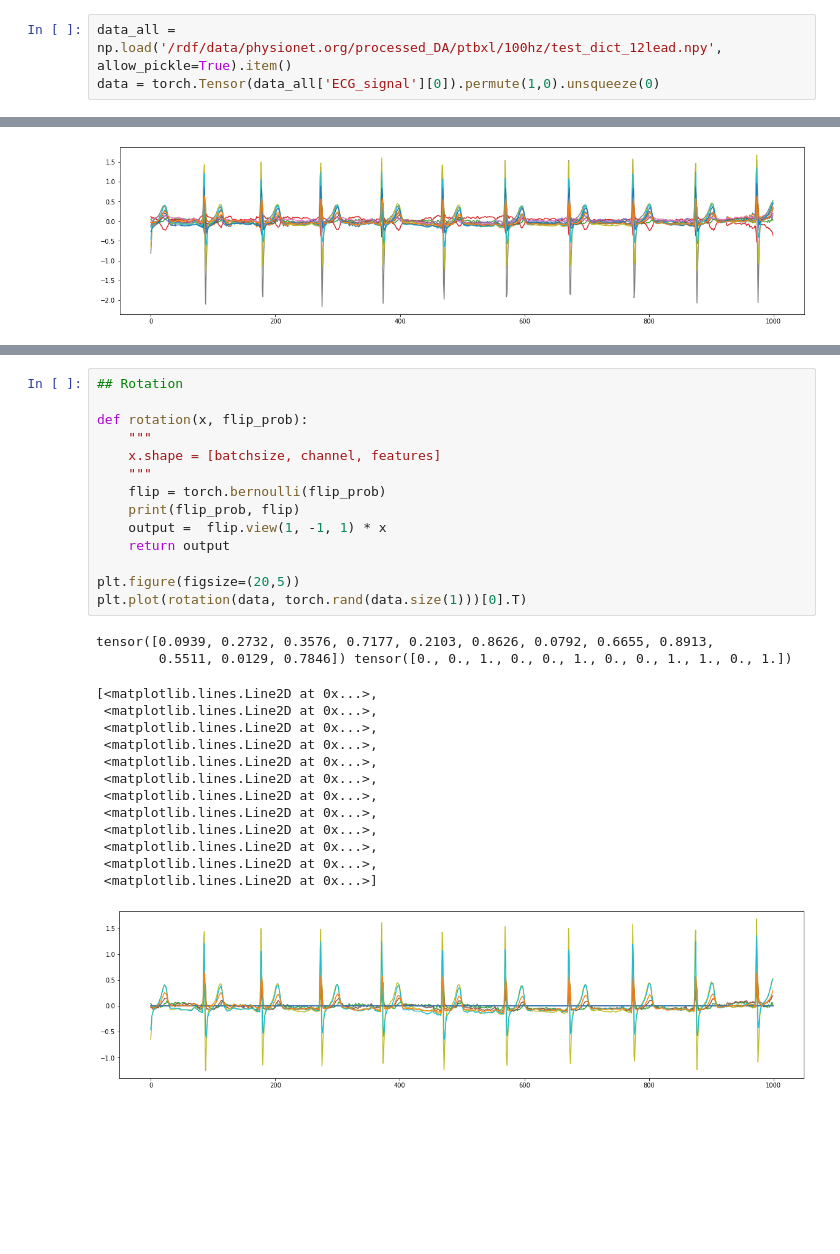
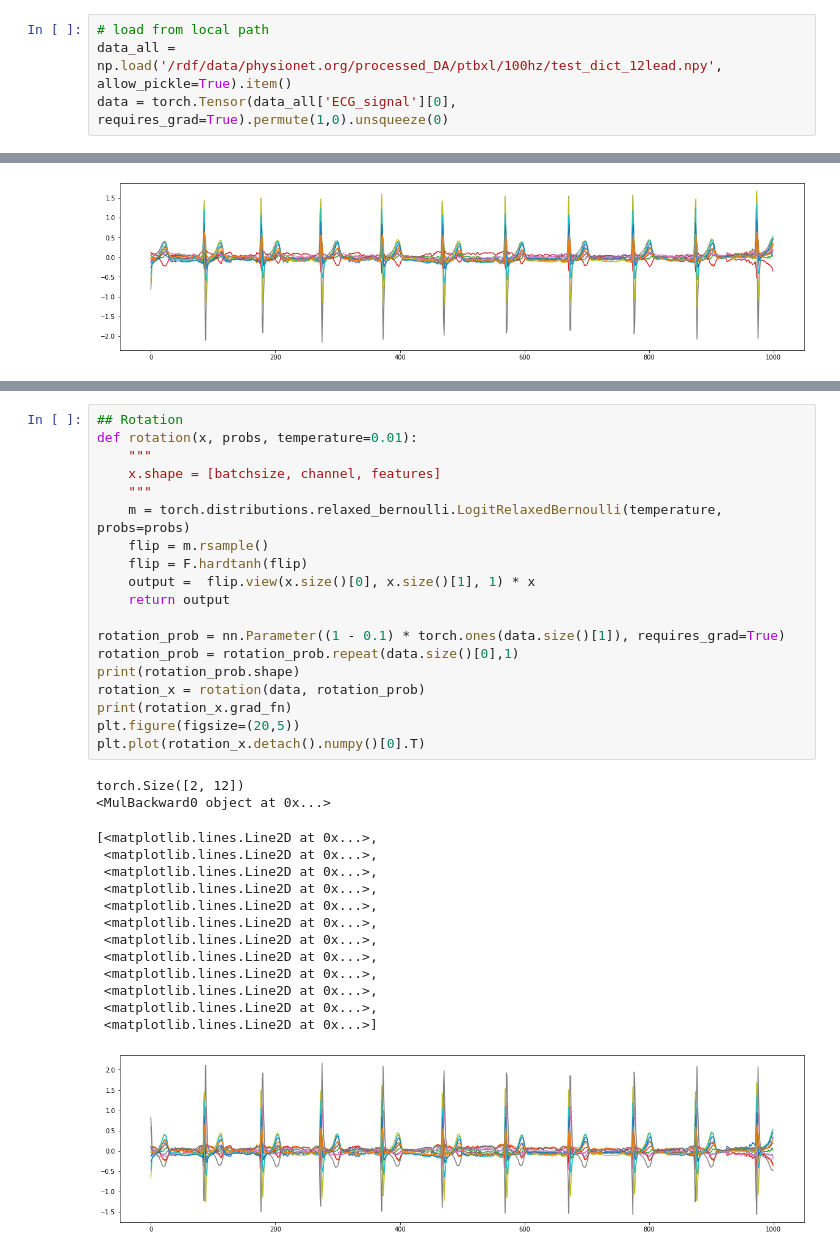
Before and after one commit to comp-well-org/LEAVES, a Jupyter notebook: torch_data_augmentation.ipynb, the cells around one changed output, grey strips where cells are left out. Cells and saved outputs as stored; diff of their text form; blank space fills up the shorter version.

```diff
--- a/torch_data_augmentation.ipynb
+++ b/torch_data_augmentation.ipynb
@@ -9,3 +42,4 @@ import matplotlib.pyplot as plt
 # %%
+# load from local path
 data_all = np.load('/rdf/data/physionet.org/processed_DA/ptbxl/100hz/test_dict_12lead.npy', allow_pickle=True).item()
-data = torch.Tensor(data_all['ECG_signal'][0]).permute(1,0).unsqueeze(0)
+data = torch.Tensor(data_all['ECG_signal'][0], requires_grad=True).permute(1,0).unsqueeze(0)
@@ -76,31 +130,36 @@ plt.plot(scaling(data)[0].T)
 [figure]
 # %%
 ## Rotation
-
-def rotation(x, flip_prob):
+def rotation(x, probs, temperature=0.01):
     """
     x.shape = [batchsize, channel, features]
     """
-    flip = torch.bernoulli(flip_prob)
-    print(flip_prob, flip)
-    output =  flip.view(1, -1, 1) * x
+    m = torch.distributions.relaxed_bernoulli.LogitRelaxedBernoulli(temperature, probs=probs)
+    flip = m.rsample()
+    flip = F.hardtanh(flip)
+    output =  flip.view(x.size()[0], x.size()[1], 1) * x
     return output
 
+rotation_prob = nn.Parameter((1 - 0.1) * torch.ones(data.size()[1]), requires_grad=True)
+rotation_prob = rotation_prob.repeat(data.size()[0],1)
+print(rotation_prob.shape)
+rotation_x = rotation(data, rotation_prob)
+print(rotation_x.grad_fn)
 plt.figure(figsize=(20,5))
-plt.plot(rotation(data, torch.rand(data.size(1)))[0].T)
+plt.plot(rotation_x.detach().numpy()[0].T)
 # %% [output]
-tensor([0.0939, 0.2732, 0.3576, 0.7177, 0.2103, 0.8626, 0.0792, 0.6655, 0.8913,
-        0.5511, 0.0129, 0.7846]) tensor([0., 0., 1., 0., 0., 1., 0., 0., 1., 1., 0., 1.])
+torch.Size([2, 12])
+<MulBackward0 object at 0x...>
 [<matplotlib.lines.Line2D at 0x...>,
  <matplotlib.lines.Line2D at 0x...>,
  <matplotlib.lines.Line2D at 0x...>,
  <matplotlib.lines.Line2D at 0x...>,
  <matplotlib.lines.Line2D at 0x...>,
  <matplotlib.lines.Line2D at 0x...>,
  <matplotlib.lines.Line2D at 0x...>,
  <matplotlib.lines.Line2D at 0x...>,
  <matplotlib.lines.Line2D at 0x...>,
  <matplotlib.lines.Line2D at 0x...>,
  <matplotlib.lines.Line2D at 0x...>,
  <matplotlib.lines.Line2D at 0x...>]
-[figure, old version]
+[figure, new version]
```
Also changed, not shown: parts of 23 cells of this notebook, 8 other files.
